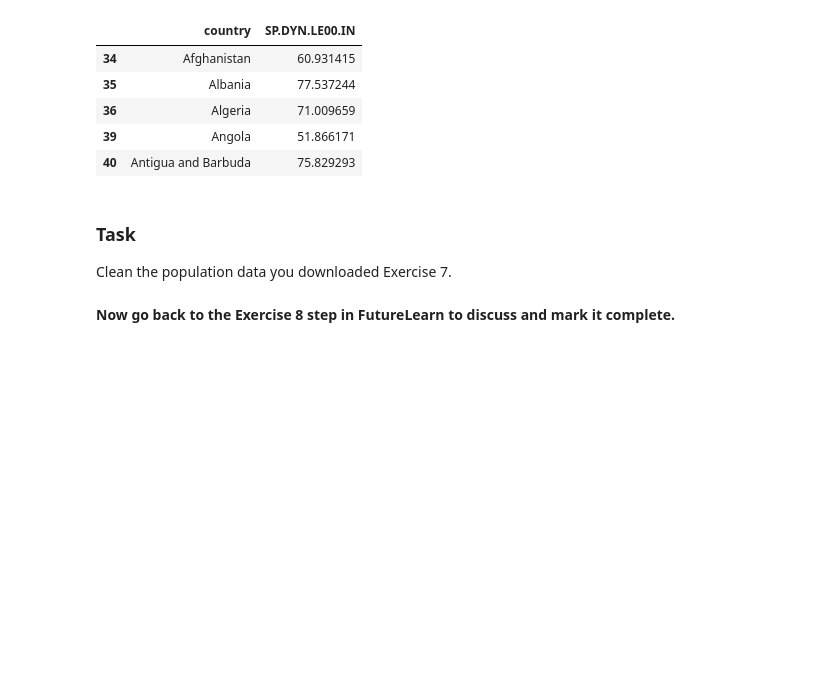
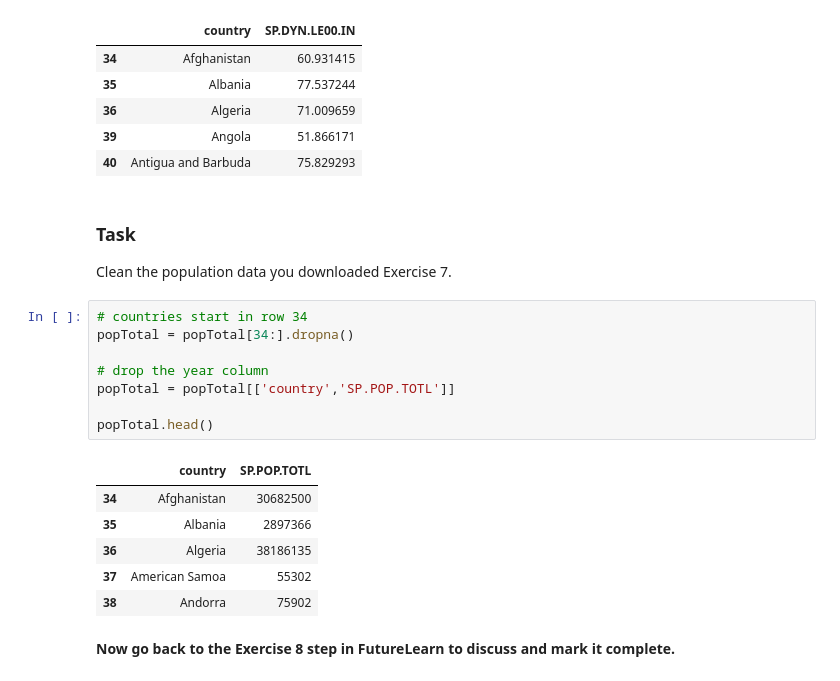
Before and after one commit to richelm/course_notes, a Jupyter notebook: ltcfda/Week_3_exercise_notebook.ipynb, the cells around one changed output. Saved outputs shown, nothing was run; the diff lists cells and outputs as text; blank space fills up the shorter version.

```diff
--- a/ltcfda/Week_3_exercise_notebook.ipynb
+++ b/ltcfda/Week_3_exercise_notebook.ipynb
@@ -508,6 +508,21 @@ life.head()
 ### Task
 
 Clean the population data you downloaded Exercise 7.
+# %%
+# countries start in row 34
+popTotal = popTotal[34:].dropna()
+
+# drop the year column
+popTotal = popTotal[['country','SP.POP.TOTL']]
+
+popTotal.head()
+# %% [output]
+|  | country | SP.POP.TOTL |
+| 34 | Afghanistan | 30682500 |
+| 35 | Albania | 2897366 |
+| 36 | Algeria | 38186135 |
+| 37 | American Samoa | 55302 |
+| 38 | Andorra | 75902 |
 # %% [markdown]
 **Now go back to the Exercise 8 step in FutureLearn to discuss and mark it complete.**
 # %% [markdown]
```
Also changed, not shown: 2 other files.
